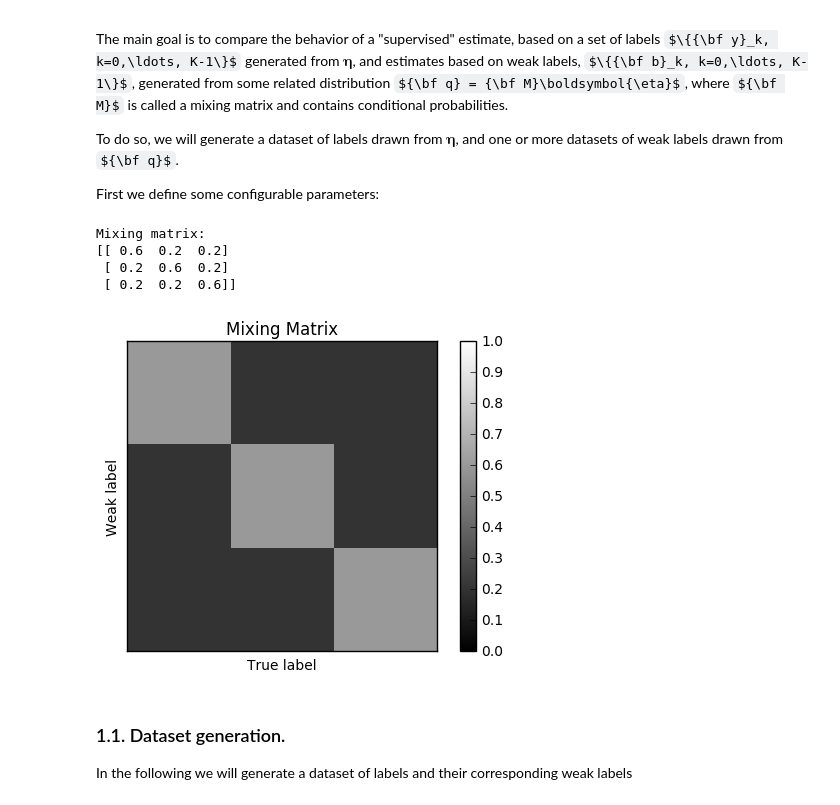
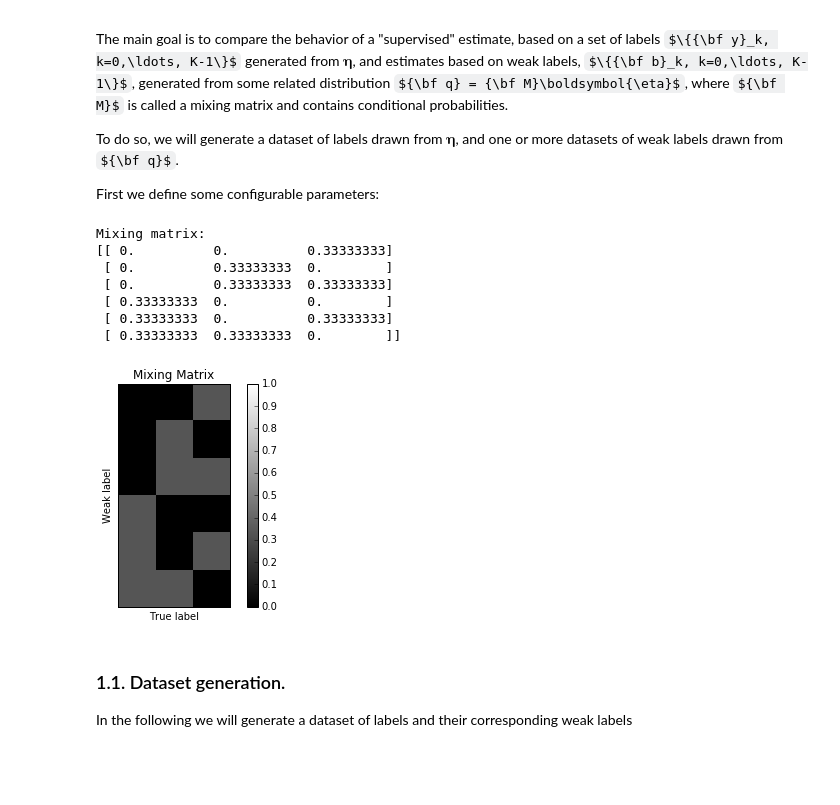
Before and after one commit to Orieus/WeakLabelModel, a Jupyter notebook: learnFromWL.ipynb, the cells around one changed output. Drawn from its saved outputs; the diff is of its cells as text; code cells hidden in the pictures; some formulas as TeX source; blank space fills up the shorter version.

```diff
--- a/learnFromWL.ipynb
+++ b/learnFromWL.ipynb
@@ -33,30 +33,33 @@ First we define some configurable parameters:
 # %%
 C = 3                             # Number of classes
 K = 10000                          # Sample size
 eta = np.array([0.5, 0.2, 0.3])   # True probability vector
 
 # Mixing matrix
 M = wlw.computeM(C, beta=0.5, method='quasi_IPL')
-M = wlw.computeM(C, beta=0.4, method='noisy')
+# M = wlw.computeM(C, beta=0.4, method='noisy')
 M = M[np.sum(M, axis=1) > 0]   # This is to remove zero rows, which are not relevant
 
 # Show:
 print "Mixing matrix:"
 print M
 plt.imshow(M, interpolation='nearest', cmap="gray", clim=(0.0, 1.0))
 plt.colorbar()
 plt.title('Mixing Matrix')
 plt.xlabel('True label')
 plt.ylabel('Weak label')
 plt.xticks([], [])
 plt.yticks([], [])
 plt.show()
 # %% [output]
 Mixing matrix:
-[[ 0.6  0.2  0.2]
- [ 0.2  0.6  0.2]
- [ 0.2  0.2  0.6]]
+[[ 0.          0.          0.33333333]
+ [ 0.          0.33333333  0.        ]
+ [ 0.          0.33333333  0.33333333]
+ [ 0.33333333  0.          0.        ]
+ [ 0.33333333  0.          0.33333333]
+ [ 0.33333333  0.33333333  0.        ]]
-[figure, old version]
+[figure, new version]
 # %% [markdown]
 ### 1.1. Dataset generation.
 
```
Also changed, not shown: parts of 21 cells of this notebook, 1 other file.
